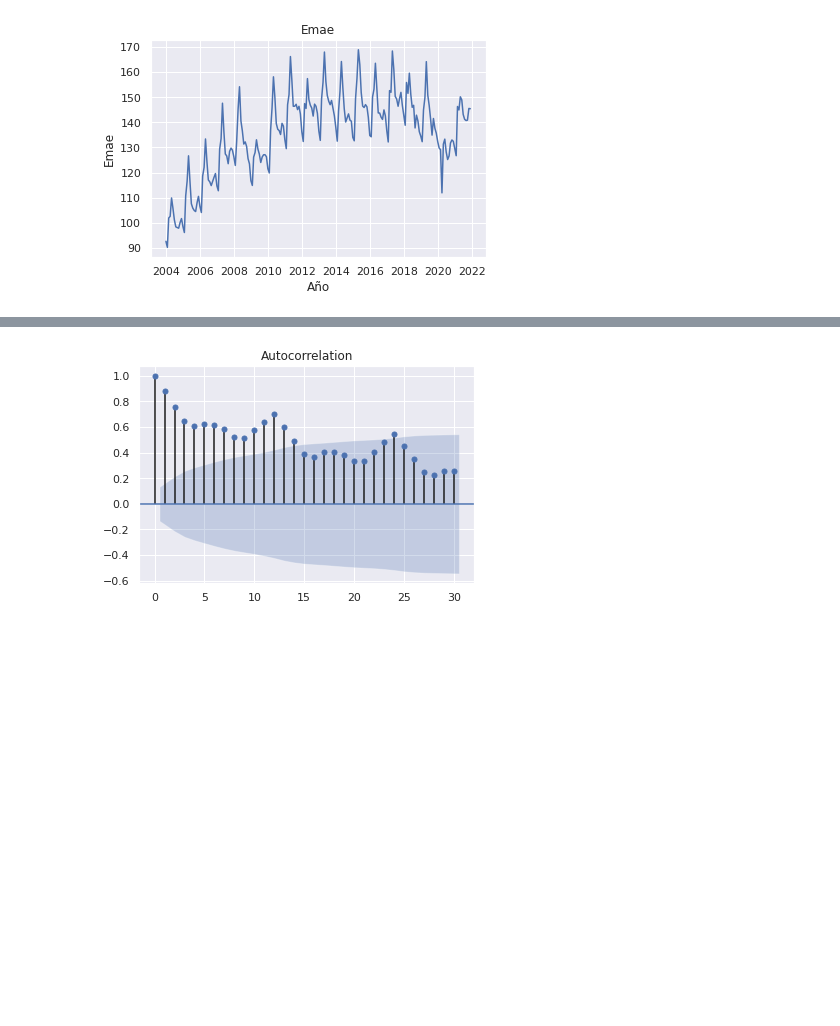
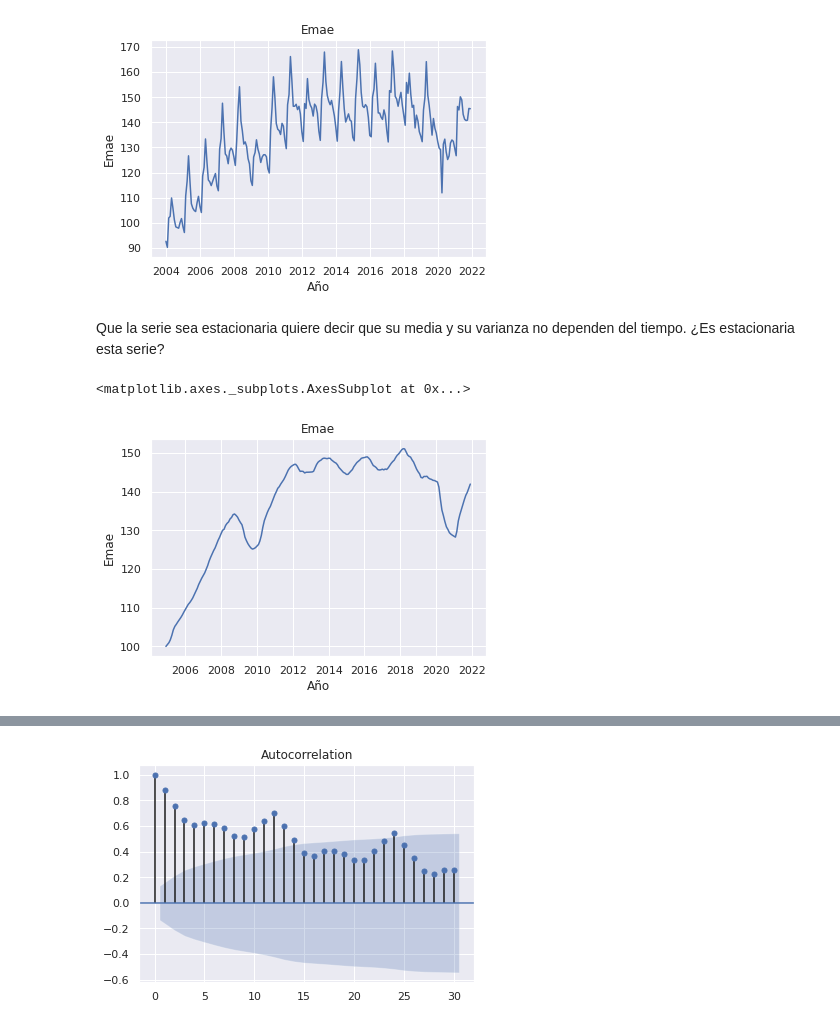
Before and after one commit to LCaravaggio/ClaseTimeSeries, a Jupyter notebook: Ejercicio1.ipynb, the cells around one changed output, grey strips where cells are left out. Drawn from its saved outputs; the diff is of its cells as text; code cells hidden in the pictures; blank space fills up the shorter version.

```diff
--- a/Ejercicio1.ipynb
+++ b/Ejercicio1.ipynb
@@ -56,3 +56,10 @@ graficar(emae)
 # %% [output]
 <matplotlib.axes._subplots.AxesSubplot at 0x...>
 [figure]
+# %% [markdown]
+Que la serie sea estacionaria quiere decir que su media y su varianza no dependen del tiempo. ¿Es estacionaria esta serie?
+# %%
+graficar(emae.rolling(window=12).mean())
+# %% [output]
+<matplotlib.axes._subplots.AxesSubplot at 0x...>
+[figure, added]
```
Also changed, not shown: parts of 2 cells of this notebook.
